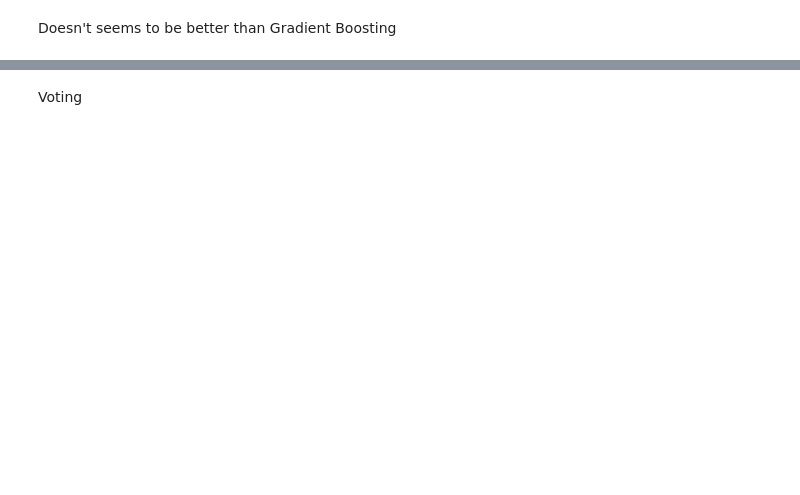
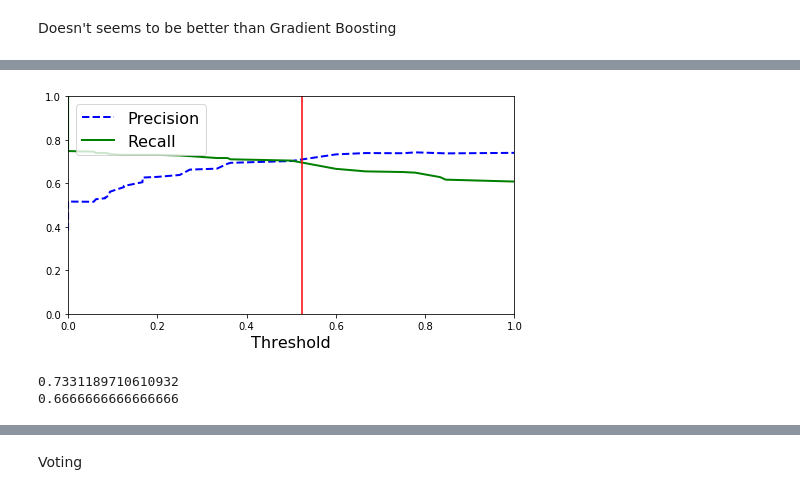
Before and after one commit to Anthime-Biau/Training, a Jupyter notebook: Titanic_Kernel.ipynb, the cells around one changed output, grey strips where cells are left out. Cells and saved outputs as stored; diff of their text form; code cells hidden in the pictures; blank space fills up the shorter version.

```diff
--- a/Titanic_Kernel.ipynb
+++ b/Titanic_Kernel.ipynb
@@ -452,27 +551,32 @@ f1_score(y_train_1, y_train_pred)
 # %%
 y_scores_ada = y_probas_ada[:, 1] # score = proba of positive class
 fpr_ada, tpr_ada, thresholds_adat = roc_curve(y_train_1, y_scores_ada)
 
 from sklearn.metrics import precision_recall_curve
 precisions_ada, recalls_ada, thresholds_ada = precision_recall_curve(y_train_1, y_scores_ada)
 
 def plot_precision_recall_vs_threshold(precisions_ada, recalls_ada, thresholds_ada):
     plt.plot(thresholds_ada, precisions_ada[:-1], "b--", label="Precision", linewidth=2)
     plt.plot(thresholds_ada, recalls_ada[:-1], "g-", label="Recall", linewidth=2)
-    plt.axvline(x=0.49,color='red')
+    plt.axvline(x=0.525,color='red')
     plt.xlabel("Threshold", fontsize=16)
     plt.legend(loc="upper left", fontsize=16)
     plt.ylim([0, 1])
 
 plt.figure(figsize=(8, 4))
 plot_precision_recall_vs_threshold(precisions_ada, recalls_ada, thresholds_ada)
 plt.xlim([0, 1])
 plt.show()
+# %% [output]
+[figure, added]
 # %%
-y_train_pred_90 = (y_scores_ada > 0.49)
+y_train_pred_90 = (y_scores_ada > 0.525)
 print(precision_score(y_train_1, y_train_pred_90))
 
 print(recall_score(y_train_1, y_train_pred_90))
+# %% [output]
+0.7331189710610932
+0.6666666666666666
 # %%
 plt.figure(figsize=(8, 6))
 plt.plot(fpr, tpr, "b:", linewidth=2, label="SGD")
```
Also changed, not shown: parts of 110 cells of this notebook.
